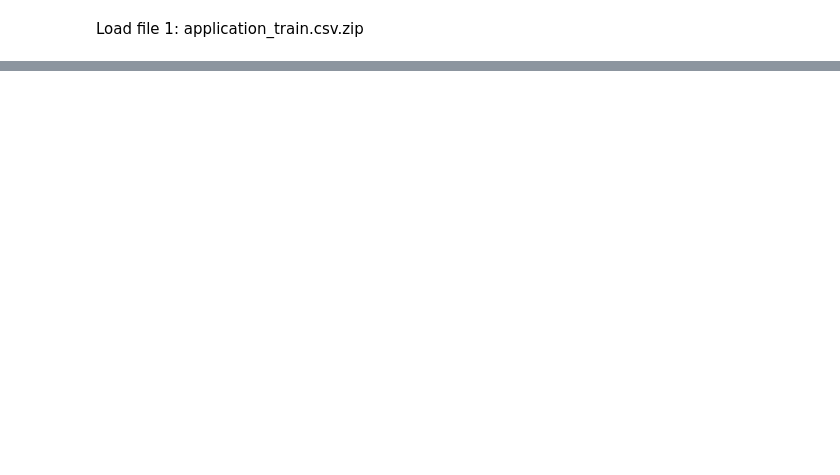
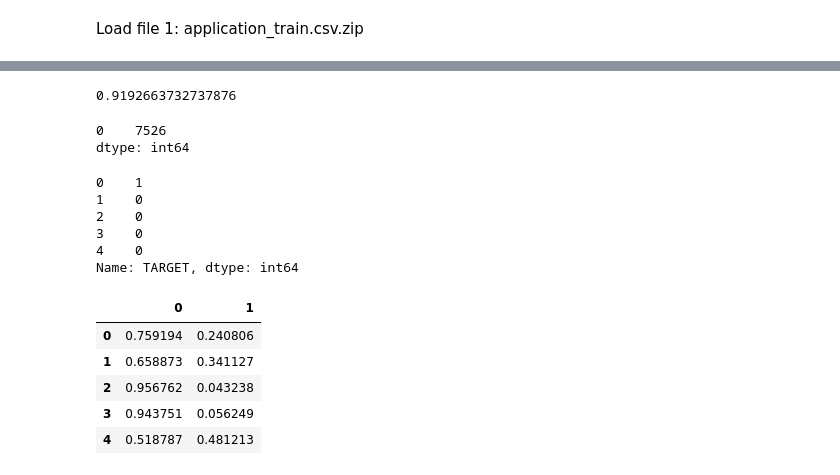
Before and after one commit to MaherDeeb/home-credit-default-risk, a Jupyter notebook: home-credit-default-risk.ipynb, the cells around one changed output, grey strips where cells are left out. Saved outputs shown, nothing was run; the diff lists cells and outputs as text; code cells hidden in the pictures; blank space fills up the shorter version.

```diff
--- a/home-credit-default-risk.ipynb
+++ b/home-credit-default-risk.ipynb
@@ -22,0 +254,3 @@ FileNotFoundError: [Errno 2] No such file or directory: 'application_train.csv.z
+# %%
+df_train = df_train.fillna(-9999)
+df_test = df_test.fillna(-9999)
@@ -22,0 +259,6 @@ FileNotFoundError: [Errno 2] No such file or directory: 'application_train.csv.z
+# %%
+x_train, x_cv, y_train, y_cv= train_test_split(df_train,Y_train,
+                                                  test_size=0.4,stratify=Y_train,random_state=0)
+# %%
+rf = RandomForestClassifier(max_depth=20,class_weight='balanced')
+rf.fit(x_train,y_train)
@@ -22,0 +287,4 @@ FileNotFoundError: [Errno 2] No such file or directory: 'application_train.csv.z
+# %%
+1-7448/(84806+7448)
+# %% [output]
+0.9192663732737876
@@ -22,0 +293,25 @@ FileNotFoundError: [Errno 2] No such file or directory: 'application_train.csv.z
+# %%
+y_pred_cv.sum()
+# %% [output]
+0    7526
+dtype: int64
+# %%
+Y_train.head()
+# %% [output]
+0    1
+1    0
+2    0
+3    0
+4    0
+Name: TARGET, dtype: int64
+# %%
+y_pred=pd.DataFrame(rf.predict_proba(df_test))
+# %%
+y_pred.head()
+# %% [output]
+|  | 0 | 1 |
+| 0 | 0.759194 | 0.240806 |
+| 1 | 0.658873 | 0.341127 |
+| 2 | 0.956762 | 0.043238 |
+| 3 | 0.943751 | 0.056249 |
+| 4 | 0.518787 | 0.481213 |
```
Also changed, not shown: parts of 46 cells of this notebook, 6 other files.
